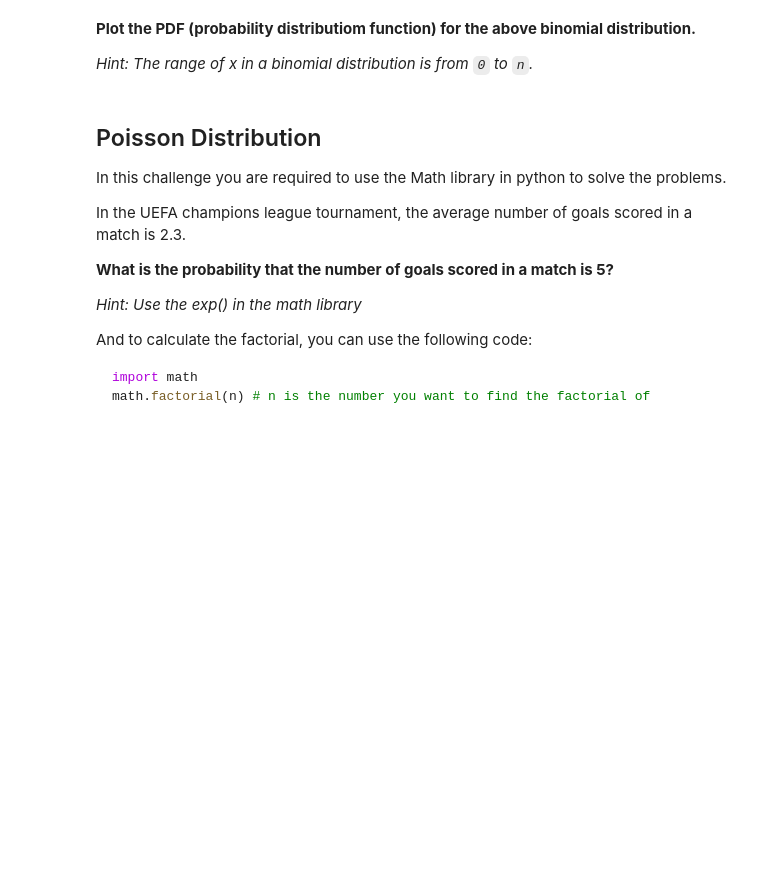
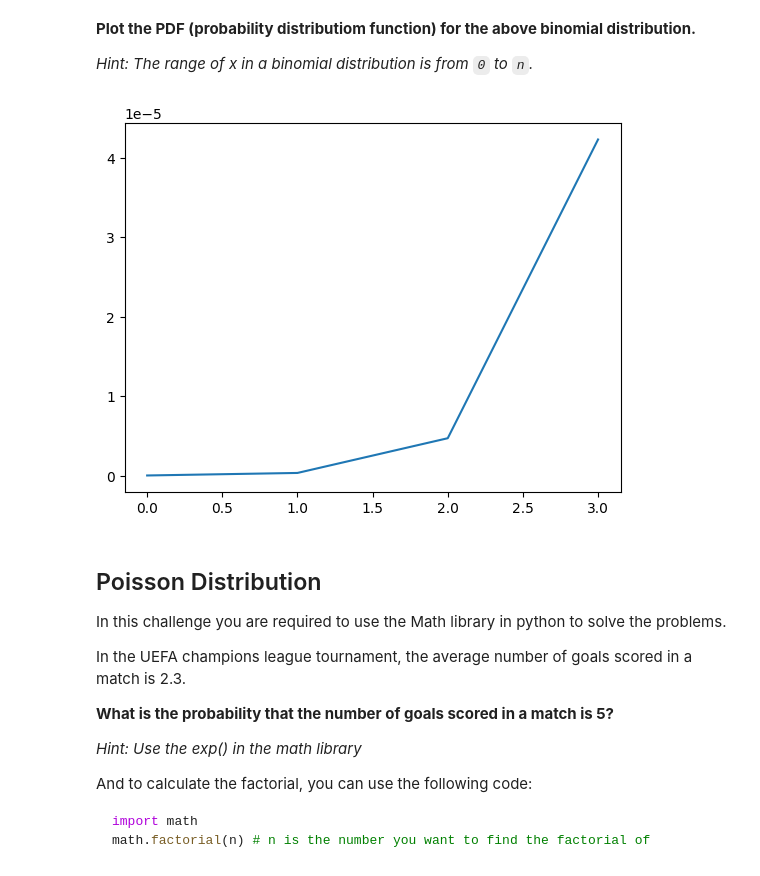
Before and after one commit to Ironhack-Data-Madrid-Octubre-2023/6.1-lab_discrete_probability_distributions, a Jupyter notebook: your-code/main.ipynb, the cells around one changed output. Drawn from its saved outputs; the diff is of its cells as text; code cells hidden in the pictures; blank space fills up the shorter version.

```diff
--- a/your-code/main.ipynb
+++ b/your-code/main.ipynb
@@ -113,6 +96,14 @@ binom.cdf(4, 20, p)
 
 
 *Hint: The range of x in a binomial distribution is from `0` to `n`.*
+# %%
+x=[i for i in range(4)]                  # nº de exitos
+
+y=[binom.pmf(x, 20, 0.6) for x in x]      # su probabilidad
+
+plt.plot(x, y);
+# %% [output]
+[figure, added]
 # %% [markdown]
 ## Poisson Distribution
 
```
Also changed, not shown: parts of 2 cells of this notebook, 2 other files.
